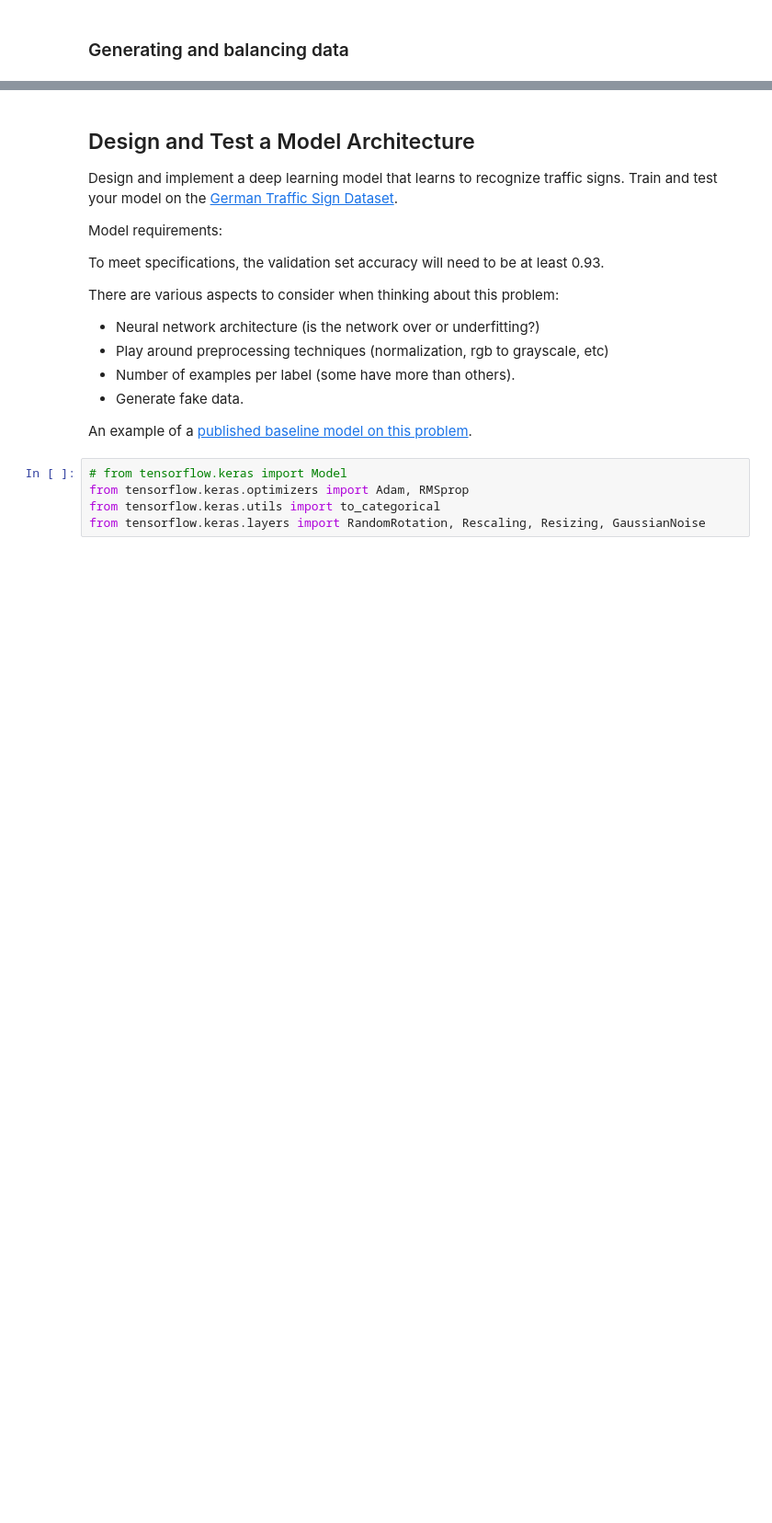
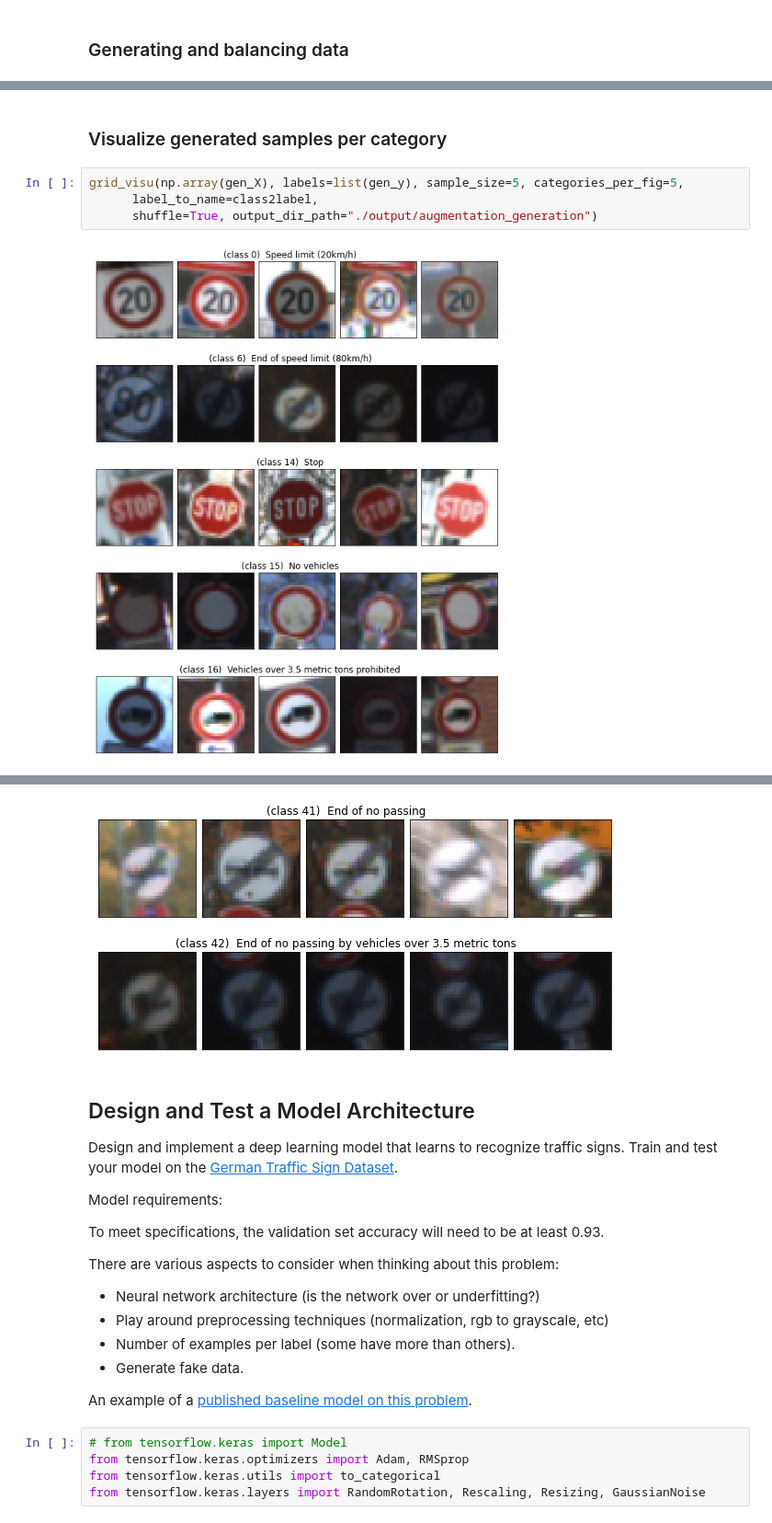
Before and after one commit to Wajih-O/traffic-sign-recog, a Jupyter notebook: Traffic_Sign_Classifier.ipynb, the cells around one changed output, grey strips where cells are left out. Shown at 92% size. Cells and saved outputs as stored; diff of their text form; blank space fills up the shorter version.

```diff
--- a/Traffic_Sign_Classifier.ipynb
+++ b/Traffic_Sign_Classifier.ipynb
@@ -234,0 +250,8 @@ Counter({37: 180, 19: 180, 0: 24})
+# %% [markdown]
+### Visualize generated samples per category
+# %%
+grid_visu(np.array(gen_X), labels=list(gen_y), sample_size=5, categories_per_fig=5,
+      label_to_name=class2label,
+      shuffle=True, output_dir_path="./output/augmentation_generation")
+# %% [output]
+[figure, added]
@@ -235,3 +262,4 @@ Counter({37: 180, 19: 180, 0: 24})
+[figure, added]
 # %% [markdown]
 ## Design and Test a Model Architecture
 
```
Also changed, not shown: parts of 32 cells of this notebook.
